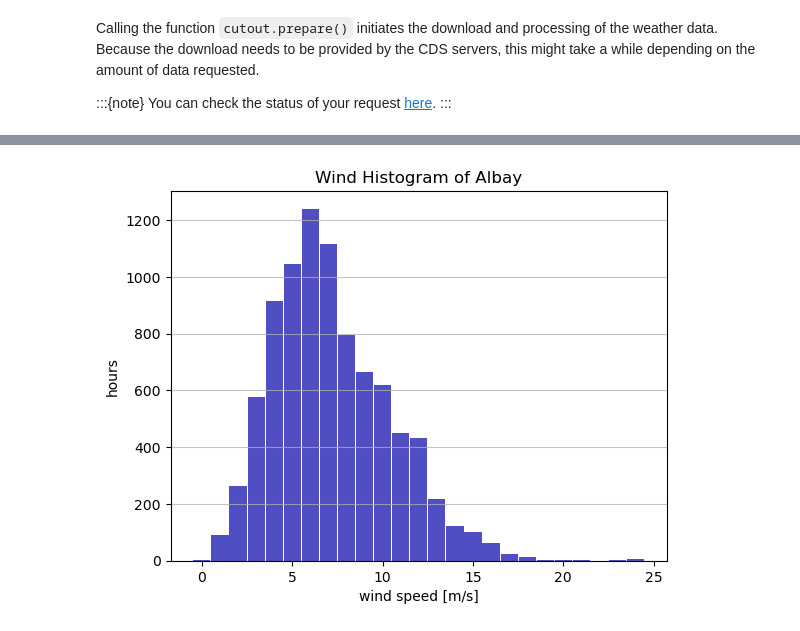
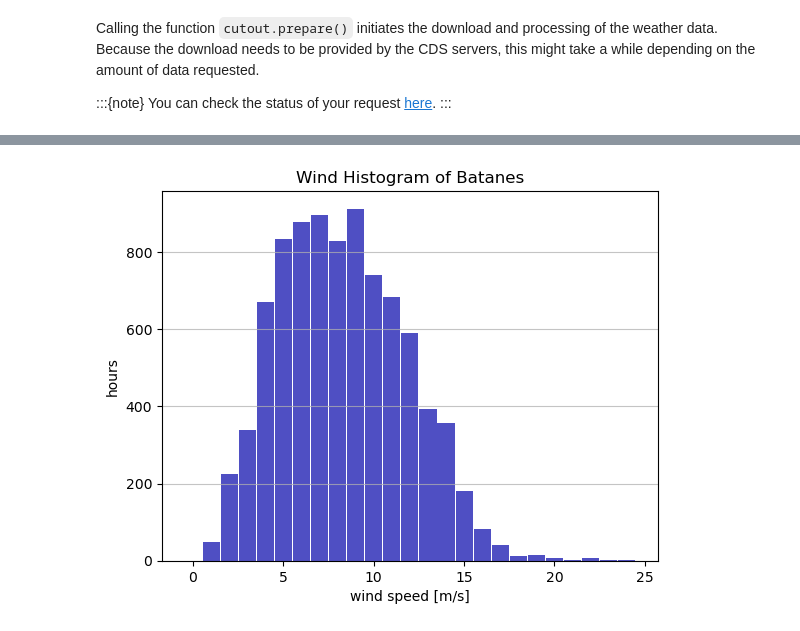
Before and after one commit to virio-andreyana/WEA, a Jupyter notebook: prepare_wind_histogram.ipynb, the cells around one changed output, grey strips where cells are left out. Cells and saved outputs as stored; diff of their text form; code cells hidden in the pictures.

```diff
--- a/prepare_wind_histogram.ipynb
+++ b/prepare_wind_histogram.ipynb
@@ -142,6 +135,6 @@ regions.NAME_1.tolist()
 # %%
-wind_array = extrapolate_wind_speed(100)
-wind_series = region_wind(wind_array,regions.geometry[14])
-wind_hist(wind_series,regions.NAME_1[14])
+wind_array = extrapolate_wind_speed(30)
+wind_series = region_wind(wind_array,regions.geometry[10])
+wind_hist(wind_series,regions.NAME_1[10])
 # %% [output]
-[figure, old version]
+[figure, new version]
```
Also changed, not shown: parts of 13 cells of this notebook, 10 other files.
